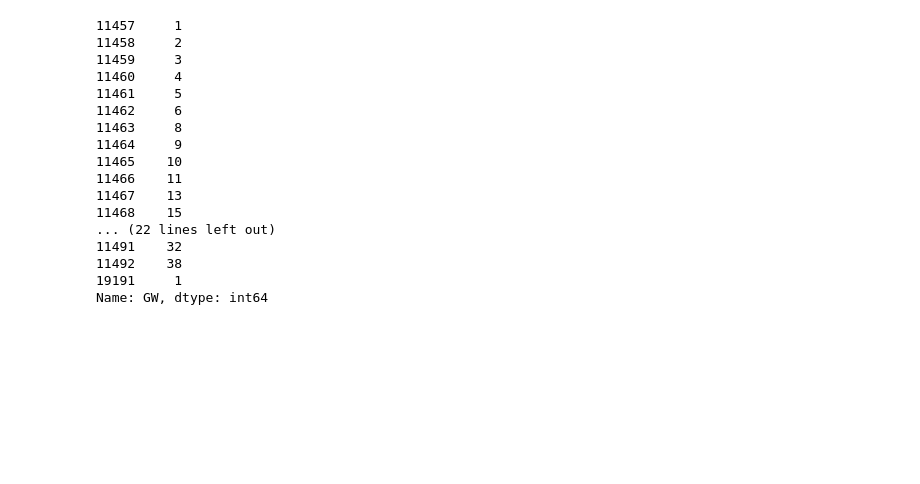
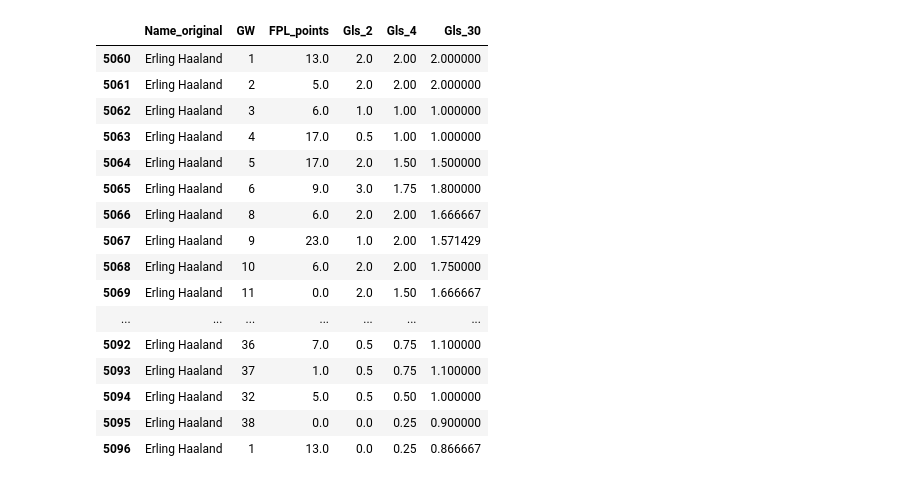
Before and after one commit to Fran3x/FPL_Model, a Jupyter notebook: notebooks/debug.ipynb, the cells around one changed output. Saved outputs shown, nothing was run; the diff lists cells and outputs as text; code cells hidden in the pictures; blank space fills up the shorter version.

```diff
--- a/notebooks/debug.ipynb
+++ b/notebooks/debug.ipynb
@@ -60,21 +82,21 @@ Index(['Unnamed: 0', 'Date', 'Day', 'Comp', 'Round', 'Venue', 'Squad',
       dtype='object')
 # %%
-df3[df3["Name"] == "Erling-Haaland"]["GW"]
+df3[df3["Name_original"] == "Erling Haaland"][["Name_original", "GW", "FPL_points", "Gls_2", "Gls_4","Gls_30",]]
 # %% [output]
-11457     1
-11458     2
-11459     3
-11460     4
-11461     5
-11462     6
-11463     8
-11464     9
-11465    10
-11466    11
-11467    13
-11468    15
-... (22 lines left out)
-11491    32
-11492    38
-19191     1
-Name: GW, dtype: int64
+|  | Name_original | GW | FPL_points | Gls_2 | Gls_4 | Gls_30 |
+| 5060 | Erling Haaland | 1 | 13.0 | 2.0 | 2.00 | 2.000000 |
+| 5061 | Erling Haaland | 2 | 5.0 | 2.0 | 2.00 | 2.000000 |
+| 5062 | Erling Haaland | 3 | 6.0 | 1.0 | 1.00 | 1.000000 |
+| 5063 | Erling Haaland | 4 | 17.0 | 0.5 | 1.00 | 1.000000 |
+| 5064 | Erling Haaland | 5 | 17.0 | 2.0 | 1.50 | 1.500000 |
+| 5065 | Erling Haaland | 6 | 9.0 | 3.0 | 1.75 | 1.800000 |
+| 5066 | Erling Haaland | 8 | 6.0 | 2.0 | 2.00 | 1.666667 |
+| 5067 | Erling Haaland | 9 | 23.0 | 1.0 | 2.00 | 1.571429 |
+| 5068 | Erling Haaland | 10 | 6.0 | 2.0 | 2.00 | 1.750000 |
+| 5069 | Erling Haaland | 11 | 0.0 | 2.0 | 1.50 | 1.666667 |
+| ... | ... | ... | ... | ... | ... | ... |
+| 5092 | Erling Haaland | 36 | 7.0 | 0.5 | 0.75 | 1.100000 |
+| 5093 | Erling Haaland | 37 | 1.0 | 0.5 | 0.75 | 1.100000 |
+| 5094 | Erling Haaland | 32 | 5.0 | 0.5 | 0.50 | 1.000000 |
+| 5095 | Erling Haaland | 38 | 0.0 | 0.0 | 0.25 | 0.900000 |
+| 5096 | Erling Haaland | 1 | 13.0 | 0.0 | 0.25 | 0.866667 |
```
Also changed, not shown: parts of 7 cells of this notebook, 6 other files.
